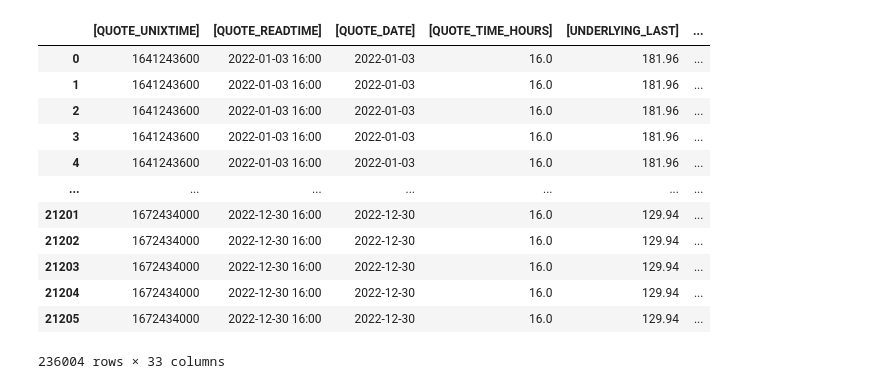
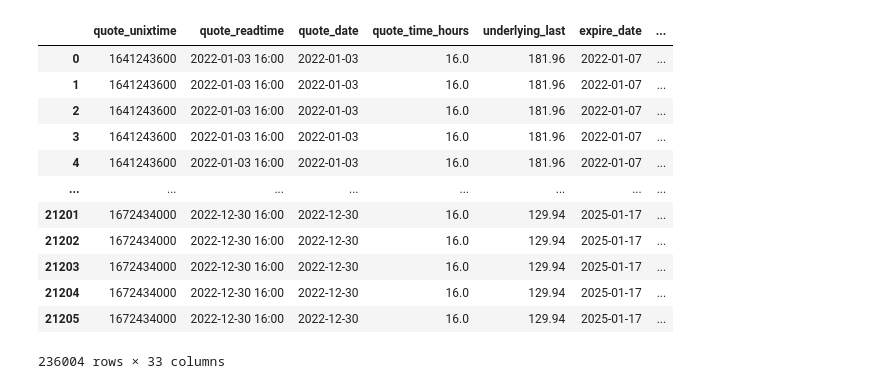
Before and after one commit to bananacheesepotato/derivatives_SP23, a Jupyter notebook: project.ipynb, the cells around one changed output. Cells and saved outputs as stored; diff of their text form; code cells hidden in the pictures.

```diff
--- a/project.ipynb
+++ b/project.ipynb
@@ -8,31 +8,68 @@ from pandas import DataFrame
 # %%
 # column_names = ["QUOTE_UNIXTIME", "QUOTE_READTIME", "QUOTE_DATE", "QUOTE_TIME_HOURS", "UNDERLYING_LAST", "EXPIRE_DATE", "EXPIRE_UNIX", "DTE", "C_DELTA", "C_GAMMA", "C_VEGA", "C_THETA", "C_RHO", "C_IV", "C_VOLUME", "C_LAST", "C_SIZE", "C_BID", "C_ASK", "STRIKE", "P_BID", "P_ASK", "P_SIZE", "P_LAST", "P_DELTA", "P_GAMMA", "P_VEGA", "P_THETA", "P_RHO", "P_IV", "P_VOLUME", "STRIKE_DISTANCE", "STRIKE_DISTANCE_PCT"]
 
 aapl_path_list = ["data/aapl_q1/aapl_eod_202201.txt", "data/aapl_q1/aapl_eod_202202.txt",
              "data/aapl_q1/aapl_eod_202203.txt", "data/aapl_q2_q3/aapl_eod_202204.txt",
              "data/aapl_q2_q3/aapl_eod_202205.txt", "data/aapl_q2_q3/aapl_eod_202206.txt",
              "data/aapl_q2_q3/aapl_eod_202207.txt", "data/aapl_q2_q3/aapl_eod_202208.txt",
              "data/aapl_q2_q3/aapl_eod_202209.txt", "data/aapl_q4/aapl_eod_202210.txt",
              "data/aapl_q4/aapl_eod_202211.txt", "data/aapl_q4/aapl_eod_202212.txt"]
 
-aapl_df = pd.DataFrame()
+df_aapl = pd.DataFrame()
 for path in aapl_path_list:
     dat = pd.read_csv(path, sep = ",")
-    aapl_df = pd.concat([aapl_df, dat])
-aapl_df
+    df_aapl = pd.concat([df_aapl, dat])
+df_aapl
+
+df_aapl = df_aapl.rename(columns={'[QUOTE_UNIXTIME]':"quote_unixtime",
+ ' [QUOTE_READTIME]':"quote_readtime",
+ ' [QUOTE_DATE]':'quote_date',
+ ' [QUOTE_TIME_HOURS]': "quote_time_hours",
+ ' [UNDERLYING_LAST]': 'underlying_last',
+ ' [EXPIRE_DATE]':'expire_date',
+ ' [EXPIRE_UNIX]':'expire_unix',
+ ' [DTE]':'dte',
+ ' [C_DELTA]':'c_delta',
+ ' [C_GAMMA]':'c_gamma',
+ ' [C_VEGA]':'c_vega',
+ ' [C_THETA]':'c_theta',
+ ' [C_RHO]':'c_rho',
+ ' [C_IV]': 'c_iv',
+ ' [C_VOLUME]':'c_volume',
+ ' [C_LAST]':'c_last',
+ ' [C_SIZE]':'c_size',
+ ' [C_BID]':'c_bid',
+ ' [C_ASK]':'c_ask',
+ ' [STRIKE]':'strike',
+ ' [P_BID]':'p_bid',
+ ' [P_ASK]':'p_ask',
+ ' [P_SIZE]':'p_size',
+ ' [P_LAST]':'p_last',
+ ' [P_DELTA]':'p_delta',
+ ' [P_GAMMA]':'p_gamma',
+ ' [P_VEGA]':'p_vega',
+ ' [P_THETA]':'p_theta',
+ ' [P_RHO]':'p_rho',
+ ' [P_IV]':'p_iv',
+ ' [P_VOLUME]':'p_volume',
+ ' [STRIKE_DISTANCE]':'strike_distance',
+ ' [STRIKE_DISTANCE_PCT]': 'strike_distance_pct'})
+
+df_aapl['quote_date'] =  pd.to_datetime(df_aapl['quote_date'])
+df_aapl
 # %% [output]
-|  | [QUOTE_UNIXTIME] | [QUOTE_READTIME] | [QUOTE_DATE] | [QUOTE_TIME_HOURS] | [UNDERLYING_LAST] | ... |
-| 0 | 1641243600 | 2022-01-03 16:00 | 2022-01-03 | 16.0 | 181.96 | ... |
-| 1 | 1641243600 | 2022-01-03 16:00 | 2022-01-03 | 16.0 | 181.96 | ... |
-| 2 | 1641243600 | 2022-01-03 16:00 | 2022-01-03 | 16.0 | 181.96 | ... |
-| 3 | 1641243600 | 2022-01-03 16:00 | 2022-01-03 | 16.0 | 181.96 | ... |
-| 4 | 1641243600 | 2022-01-03 16:00 | 2022-01-03 | 16.0 | 181.96 | ... |
-| ... | ... | ... | ... | ... | ... | ... |
-| 21201 | 1672434000 | 2022-12-30 16:00 | 2022-12-30 | 16.0 | 129.94 | ... |
-| 21202 | 1672434000 | 2022-12-30 16:00 | 2022-12-30 | 16.0 | 129.94 | ... |
-| 21203 | 1672434000 | 2022-12-30 16:00 | 2022-12-30 | 16.0 | 129.94 | ... |
-| 21204 | 1672434000 | 2022-12-30 16:00 | 2022-12-30 | 16.0 | 129.94 | ... |
-| 21205 | 1672434000 | 2022-12-30 16:00 | 2022-12-30 | 16.0 | 129.94 | ... |
+|  | quote_unixtime | quote_readtime | quote_date | quote_time_hours | underlying_last | expire_date | ... |
+| 0 | 1641243600 | 2022-01-03 16:00 | 2022-01-03 | 16.0 | 181.96 | 2022-01-07 | ... |
+| 1 | 1641243600 | 2022-01-03 16:00 | 2022-01-03 | 16.0 | 181.96 | 2022-01-07 | ... |
+| 2 | 1641243600 | 2022-01-03 16:00 | 2022-01-03 | 16.0 | 181.96 | 2022-01-07 | ... |
+| 3 | 1641243600 | 2022-01-03 16:00 | 2022-01-03 | 16.0 | 181.96 | 2022-01-07 | ... |
+| 4 | 1641243600 | 2022-01-03 16:00 | 2022-01-03 | 16.0 | 181.96 | 2022-01-07 | ... |
+| ... | ... | ... | ... | ... | ... | ... | ... |
+| 21201 | 1672434000 | 2022-12-30 16:00 | 2022-12-30 | 16.0 | 129.94 | 2025-01-17 | ... |
+| 21202 | 1672434000 | 2022-12-30 16:00 | 2022-12-30 | 16.0 | 129.94 | 2025-01-17 | ... |
+| 21203 | 1672434000 | 2022-12-30 16:00 | 2022-12-30 | 16.0 | 129.94 | 2025-01-17 | ... |
+| 21204 | 1672434000 | 2022-12-30 16:00 | 2022-12-30 | 16.0 | 129.94 | 2025-01-17 | ... |
+| 21205 | 1672434000 | 2022-12-30 16:00 | 2022-12-30 | 16.0 | 129.94 | 2025-01-17 | ... |
 236004 rows × 33 columns
 # %%
 path_list_qqq = ["data/qqq_q1/qqq_eod_202201.txt", "data/qqq_q1/qqq_eod_202202.txt",
```
Also changed, not shown: parts of 12 cells of this notebook.
